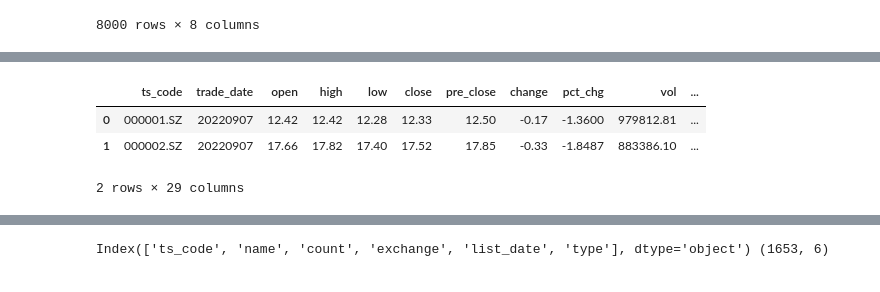
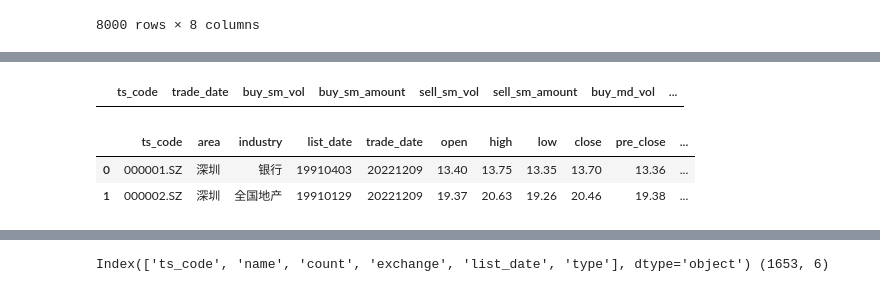
Before and after one commit to zhuangqingbin/StockProject, a Jupyter notebook: Debug/debug.ipynb, the cells around one changed output, grey strips where cells are left out. Drawn from its saved outputs; the diff is of its cells as text; code cells hidden in the pictures.

```diff
--- a/Debug/debug.ipynb
+++ b/Debug/debug.ipynb
@@ -1,10 +1,12 @@
 # %%
 import tushare as ts
+import tensorflow as tf
 import os
 import sys
 import pandas as pd
+pd.set_option('display.max_columns', None)
 import numpy as np
-
-CONFIG_FILE_PATH = os.path.join(os.getcwd(), '../common')
-sys.path.append(CONFIG_FILE_PATH)
+import datetime
+sys.path.append(os.path.join(os.getcwd(), '../common'))
 from config import TOKEN
+from utils import timer, save, load, datetime2str, get_trade_cal
@@ -91,0 +178,4 @@ df_20220907.shape
+# %%
+pro.moneyflow(ts_code='430047.BJ')
+# %% [output]
+|  | ts_code | trade_date | buy_sm_vol | buy_sm_amount | sell_sm_vol | sell_sm_amount | buy_md_vol | ... |
@@ -92,7 +213,6 @@ df_20220907.shape
 # %%
-df_20220907.head(2)
+df_trade_money.head(2)
 # %% [output]
-|  | ts_code | trade_date | open | high | low | close | pre_close | change | pct_chg | vol | ... |
-| 0 | 000001.SZ | 20220907 | 12.42 | 12.42 | 12.28 | 12.33 | 12.50 | -0.17 | -1.3600 | 979812.81 | ... |
-| 1 | 000002.SZ | 20220907 | 17.66 | 17.82 | 17.40 | 17.52 | 17.85 | -0.33 | -1.8487 | 883386.10 | ... |
+|  | ts_code | area | industry | list_date | trade_date | open | high | low | close | pre_close | ... |
+| 0 | 000001.SZ | 深圳 | 银行 | 19910403 | 20221209 | 13.40 | 13.75 | 13.35 | 13.70 | 13.36 | ... |
+| 1 | 000002.SZ | 深圳 | 全国地产 | 19910129 | 20221209 | 19.37 | 20.63 | 19.26 | 20.46 | 19.38 | ... |
-2 rows × 29 columns
```
Also changed, not shown: parts of 34 cells of this notebook, 6 other files.
